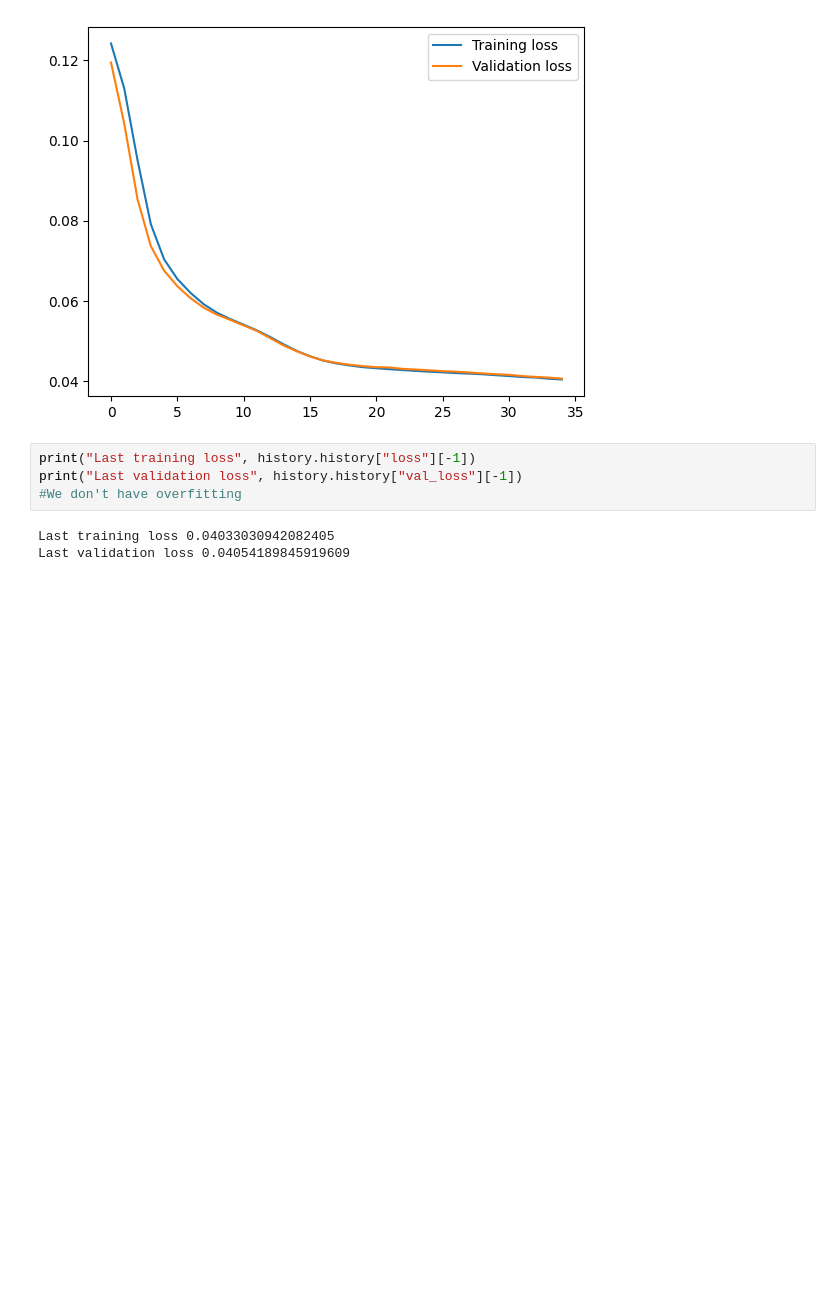
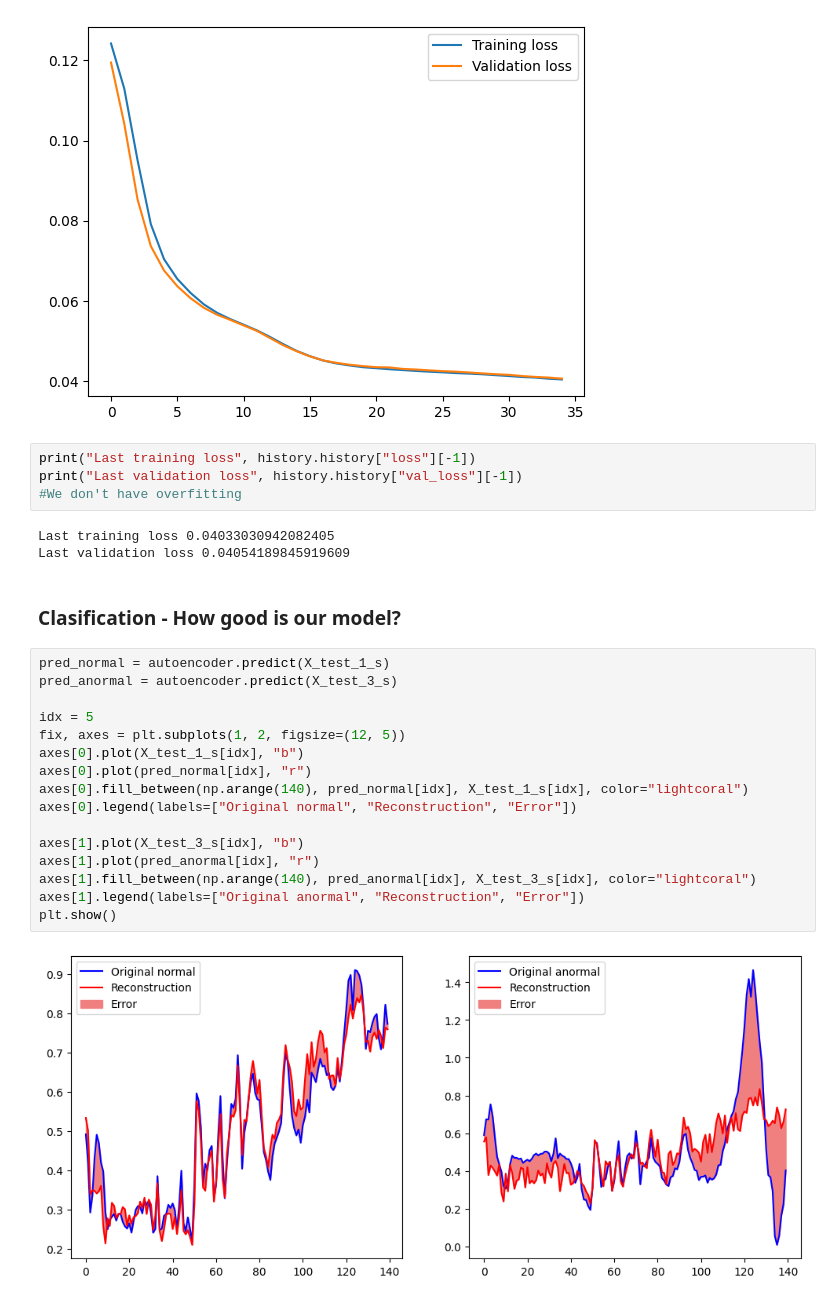
Before and after one commit to Simon890/anomaly-detection-autoencoder, a Jupyter notebook: Solution.ipynb, the cells around one changed output. Saved outputs shown, nothing was run; the diff lists cells and outputs as text; blank space fills up the shorter version.

```diff
--- a/Solution.ipynb
+++ b/Solution.ipynb
@@ -241,3 +241,23 @@ print("Last validation loss", history.history["val_loss"][-1])
 # %% [output]
 Last training loss 0.04033030942082405
 Last validation loss 0.04054189845919609
+# %% [markdown]
+### Clasification - How good is our model?
+# %%
+pred_normal = autoencoder.predict(X_test_1_s)
+pred_anormal = autoencoder.predict(X_test_3_s)
+
+idx = 5
+fix, axes = plt.subplots(1, 2, figsize=(12, 5))
+axes[0].plot(X_test_1_s[idx], "b")
+axes[0].plot(pred_normal[idx], "r")
+axes[0].fill_between(np.arange(140), pred_normal[idx], X_test_1_s[idx], color="lightcoral")
+axes[0].legend(labels=["Original normal", "Reconstruction", "Error"])
+
+axes[1].plot(X_test_3_s[idx], "b")
+axes[1].plot(pred_anormal[idx], "r")
+axes[1].fill_between(np.arange(140), pred_anormal[idx], X_test_3_s[idx], color="lightcoral")
+axes[1].legend(labels=["Original anormal", "Reconstruction", "Error"])
+plt.show()
+# %% [output]
+[figure, added]
```
Also changed, not shown: parts of 2 cells of this notebook.
